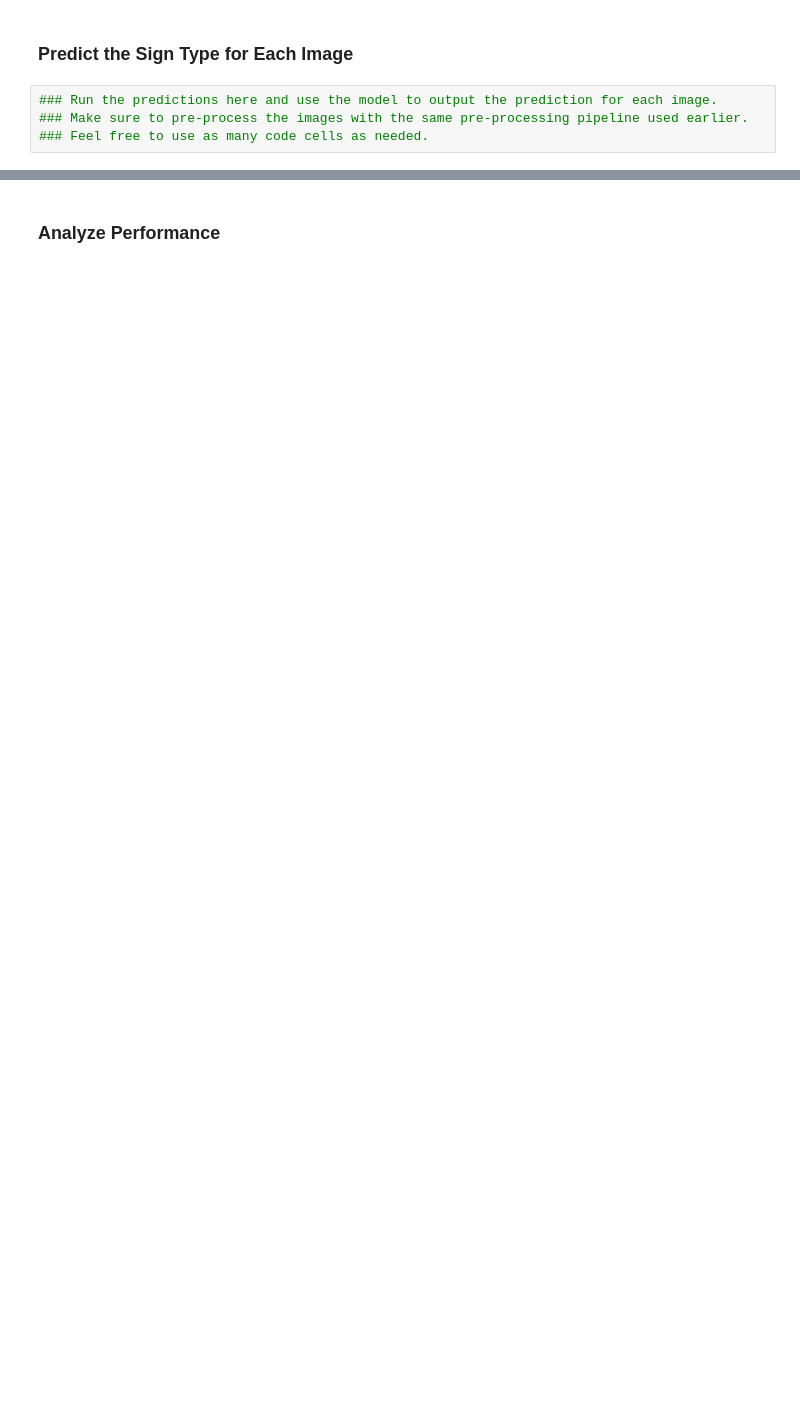
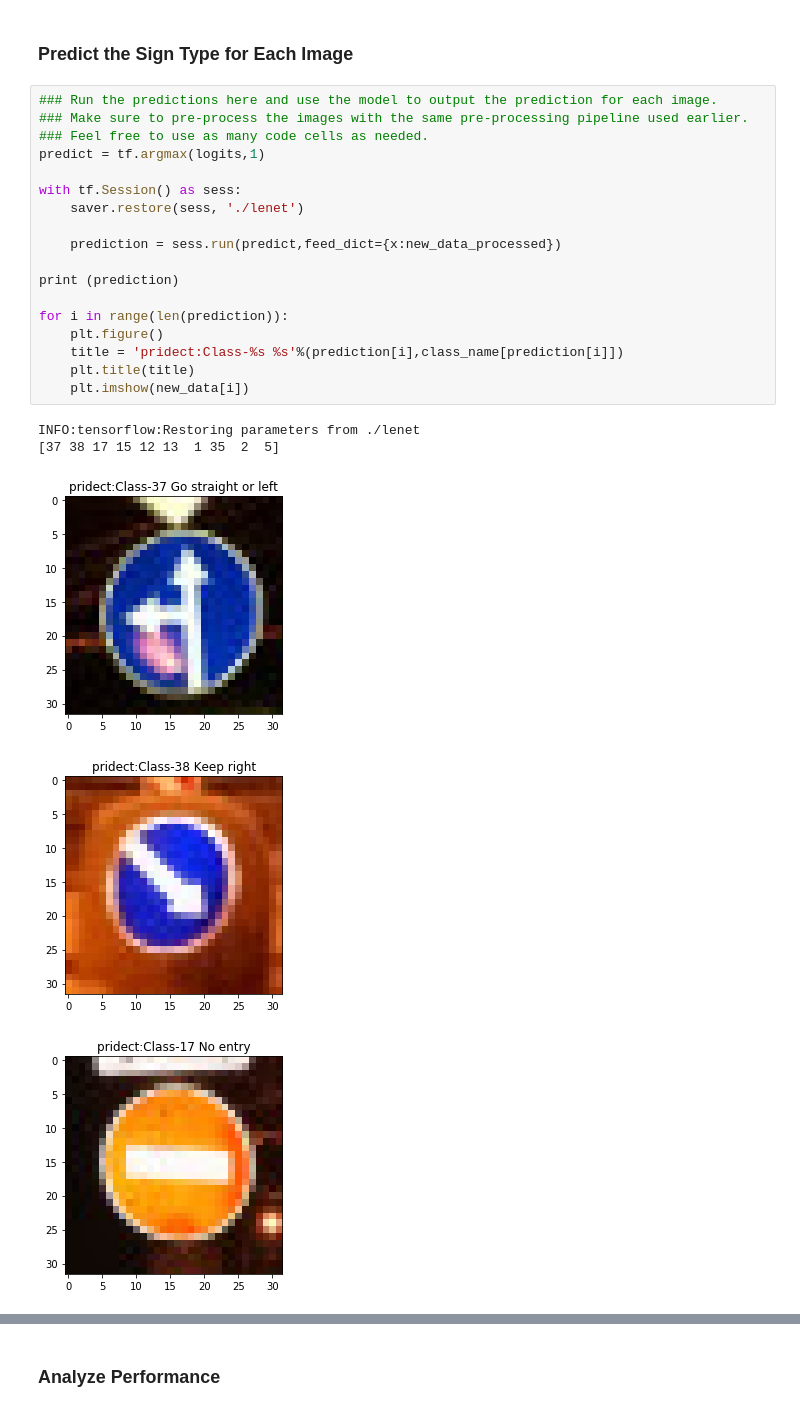
Before and after one commit to yang1688899/CarND-Traffic-Sign-Classifier-Project, a Jupyter notebook: Traffic_Sign_Classifier.ipynb, the cells around one changed output, grey strips where cells are left out. Drawn from its saved outputs; the diff is of its cells as text; blank space fills up the shorter version.

```diff
--- a/Traffic_Sign_Classifier.ipynb
+++ b/Traffic_Sign_Classifier.ipynb
@@ -310,4 +372,24 @@ with tf.Session() as sess:
 # %%
 ### Run the predictions here and use the model to output the prediction for each image.
 ### Make sure to pre-process the images with the same pre-processing pipeline used earlier.
 ### Feel free to use as many code cells as needed.
+predict = tf.argmax(logits,1)
+
+with tf.Session() as sess:
+    saver.restore(sess, './lenet')
+
+    prediction = sess.run(predict,feed_dict={x:new_data_processed})
+
+print (prediction)
+
+for i in range(len(prediction)):
+    plt.figure()
+    title = 'pridect:Class-%s %s'%(prediction[i],class_name[prediction[i]])
+    plt.title(title)
+    plt.imshow(new_data[i])
+# %% [output]
+INFO:tensorflow:Restoring parameters from ./lenet
+[37 38 17 15 12 13  1 35  2  5]
+[figure, added]
+[figure, added]
+[figure, added]
```
Also changed, not shown: parts of 9 cells of this notebook, 13 other files.
